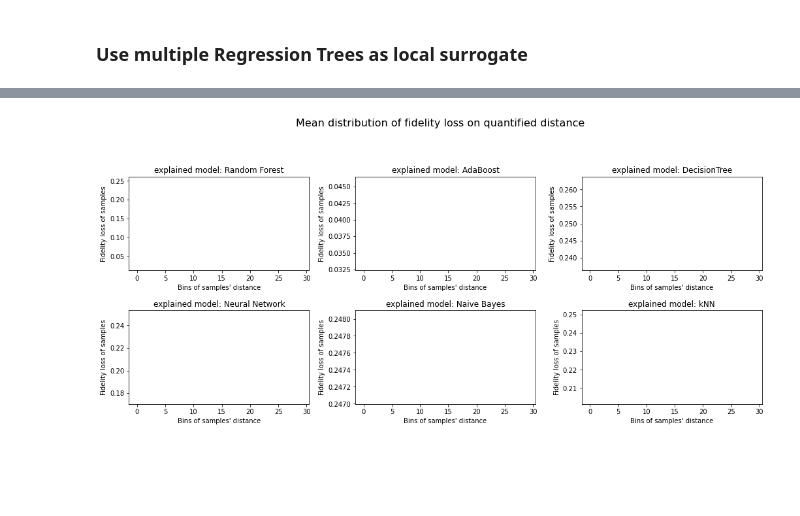
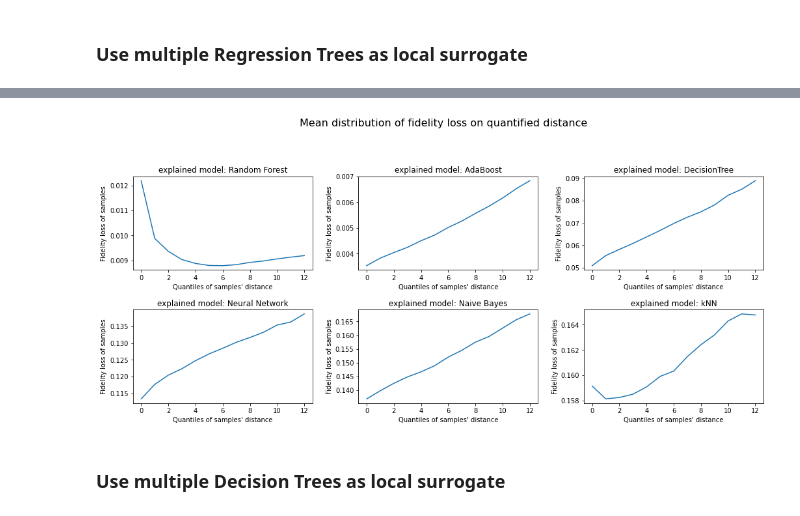
Before and after one commit to vonHousen/lime, a Jupyter notebook: doc/mod/notebooks/EfficiencyTest_Mushrooms.ipynb, the cells around one changed output, grey strips where cells are left out. Drawn from its saved outputs; the diff is of its cells as text; code cells hidden in the pictures; blank space fills up the shorter version.

```diff
--- a/doc/mod/notebooks/EfficiencyTest_Mushrooms.ipynb
+++ b/doc/mod/notebooks/EfficiencyTest_Mushrooms.ipynb
@@ -153,9 +168,3 @@ plt.show()
-# %%
-postprocessor_multiregression = rp.ResultsProcessing.from_file(
-    "saved_results/Mushrooms/multiregression_results",
-    models,
-    labels_count
-)
 # %%
 postprocessor_default.plot_scores_for_surrogate_model()
 # %% [output]
@@ -259,9 +277,3 @@ postprocessor_default.plot_fidelity_loss_distribution(domain_unit="Bins")
-# %%
-postprocessor_multiregression = rp.ResultsProcessing.from_file(
-    "saved_results/Mushrooms/multiregression_results",
-    models,
-    labels_count
-)
 # %%
 postprocessor_multiregression.plot_scores_for_surrogate_model()
 # %% [output]
@@ -291,4 +303,10 @@ postprocessor_multiregression.plot_fidelity_losses_on_generated_data()
 # %%
-postprocessor_multiregression.plot_fidelity_loss_distribution(domain_unit="Bins")
+postprocessor_multiregression.plot_fidelity_loss_distribution(domain_unit="Quantiles")
 # %% [output]
-[figure, old version]
+[figure, new version]
+# %% [markdown]
+
+
+
+
+### Use multiple Decision Trees as local surrogate
```
Also changed, not shown: parts of 22 cells of this notebook, 22 other files.
